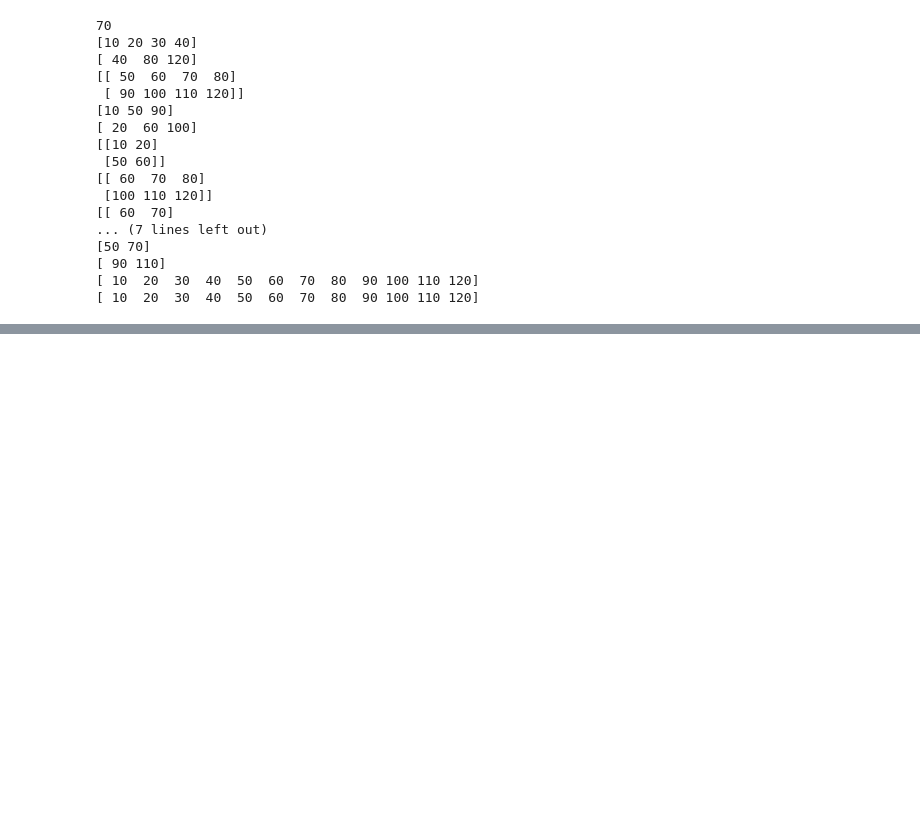
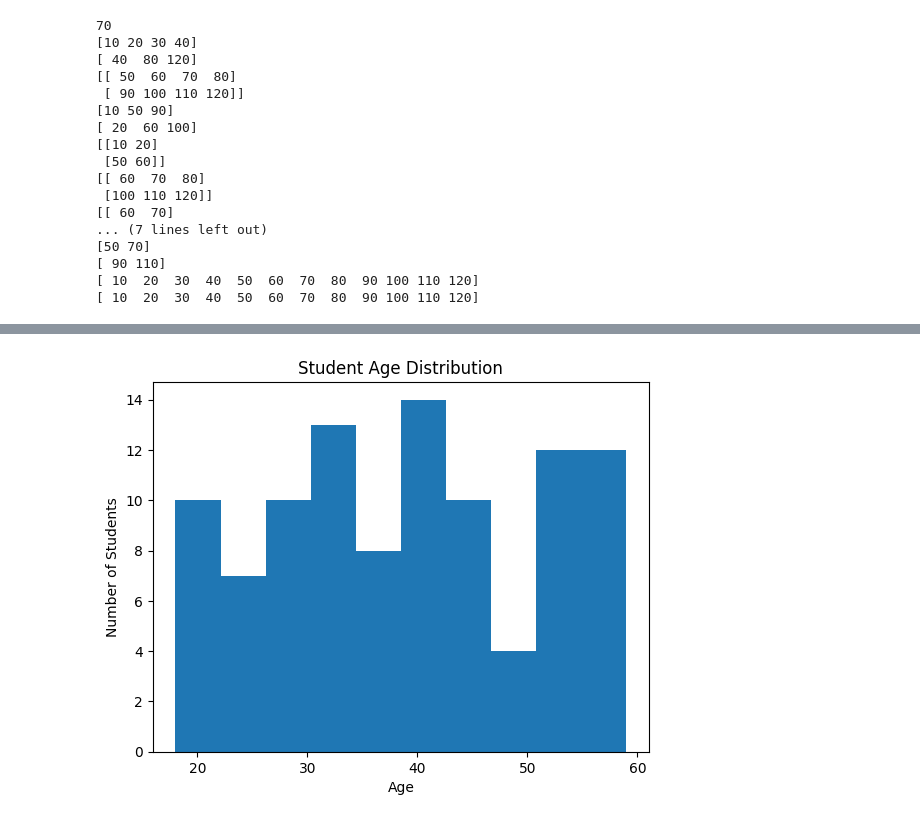
Before and after one commit to fkofkf431/Python-For-Data-Science, a Jupyter notebook: Numpy,Pandas,Matplotlib,Seaborn,ScikitLearn.ipynb, the cells around one changed output, grey strips where cells are left out. Cells and saved outputs as stored; diff of their text form; code cells hidden in the pictures; blank space fills up the shorter version.

```diff
--- a/Numpy,Pandas,Matplotlib,Seaborn,ScikitLearn.ipynb
+++ b/Numpy,Pandas,Matplotlib,Seaborn,ScikitLearn.ipynb
@@ -294,0 +505,15 @@ print(arr.reshape(-1))
+# %%
+# Histogram:-Distribution of one variable, Ek variable ke values kitni baar aayi,uska distribution dikhata hai.
+# Kitne logon ki age 20-30 ke beech hai
+# students ke marks ka distribution
+import numpy as np
+import matplotlib.pyplot as plt
+
+ages = np.random.randint(18, 60, 100)
+plt.hist(ages, bins=10)
+plt.title('Student Age Distribution')
+plt.xlabel('Age')
+plt.ylabel('Number of Students')
+plt.show()
+# %% [output]
+[figure, added]
```
Also changed, not shown: parts of 26 cells of this notebook.
